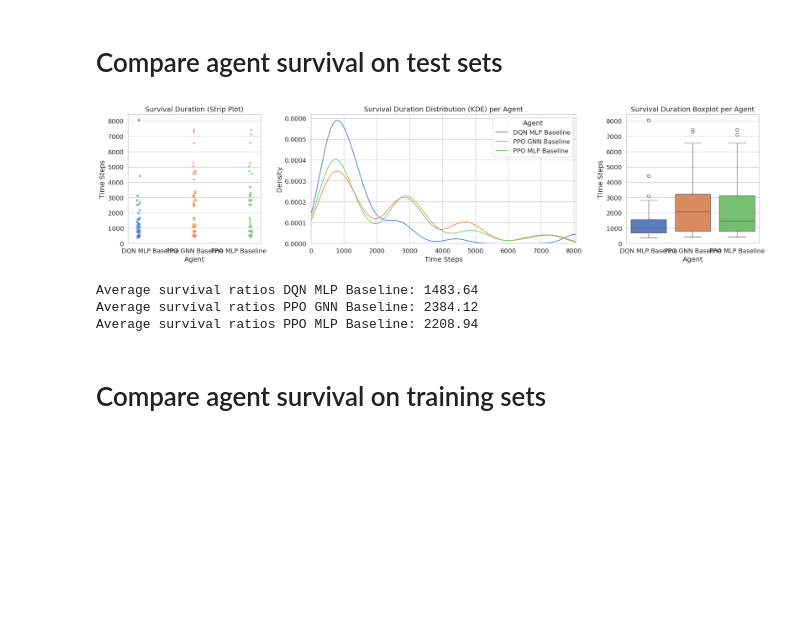
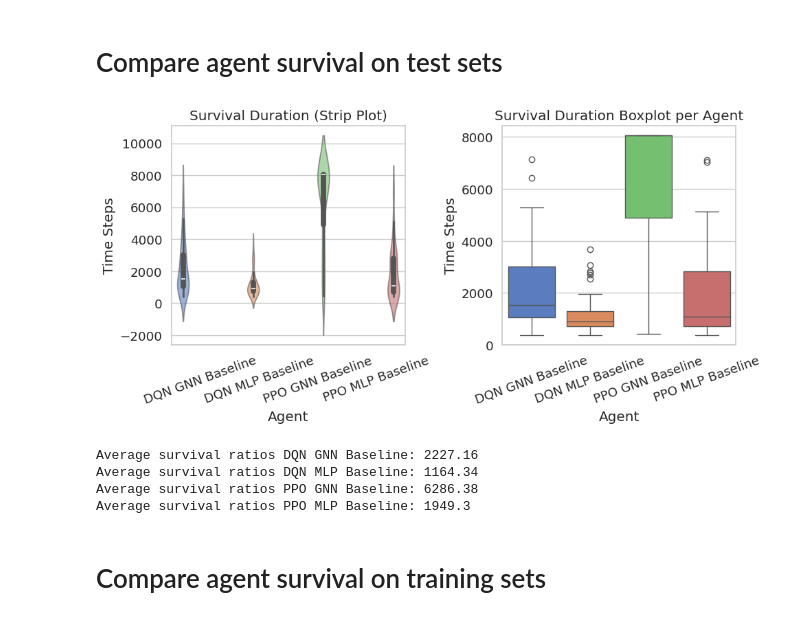
Before and after one commit to HansDampf37/NRI-for-explainable-RL-in-Power-Grids, a Jupyter notebook: visualization/visualize_agent_eval_results.ipynb, the cells around one changed output. Drawn from its saved outputs; the diff is of its cells as text; code cells hidden in the pictures; blank space fills up the shorter version.

```diff
--- a/visualization/visualize_agent_eval_results.ipynb
+++ b/visualization/visualize_agent_eval_results.ipynb
@@ -144,17 +129,17 @@ def get_evaluation_metrics(path, agent_name: str) -> AgentMetrics:
 # %% [markdown]
 # Compare agent survival on test sets
 # %%
-dqn_gnn_metrics = get_evaluation_metrics(Path("../data/evaluations/rl/relation-unaware-baselines/dqn/mlp_2025-11-09_16-25_a076cec5c2af493b9985324fd874a364_test"), "DQN MLP Baseline")
-#dqn_mlp_metrics = get_evaluation_metrics(Path("../data/evaluations/rl/relation-unaware-baselines/dqn/gnn_2025-11-09_16-25_43e0001efef147f4ba63ef7d84d5ff54_train"), "DQN GNN Baseline")
-ppo_gnn_metrics = get_evaluation_metrics(Path("../data/evaluations/rl/relation-unaware-baselines/ppo/gnn_2025-11-09_16-25_2e9a58091ca244a69af94fea9604e577_test"), "PPO GNN Baseline")
-ppo_mlp_metrics = get_evaluation_metrics(Path("../data/evaluations/rl/relation-unaware-baselines/ppo/mlp_2025-11-09_16-25_5178bcc29a904829b4d57827eafc3a18_test"), "PPO MLP Baseline")
-#reco_metrics = get_evaluation_metrics(Path("../data/evaluations/heuristic_agents/reco_powerline_agent/test"), "Reco Powerline")
-visualize_agent_survival([dqn_gnn_metrics, ppo_gnn_metrics, ppo_mlp_metrics])
+dqn_gnn_metrics = get_evaluation_metrics(Path("/pfs/data6/home/ka/ka_iai/ka_hw6998/dev/NRI-for-explainable-RL-in-Power-Grids/data/evaluations/rl/relation-unaware-baselines/dqn/gnn_2025-11-12_16-58_9a83011a7c714287805501653f324aed/test"), "DQN GNN Baseline")
+dqn_mlp_metrics = get_evaluation_metrics(Path("/pfs/data6/home/ka/ka_iai/ka_hw6998/dev/NRI-for-explainable-RL-in-Power-Grids/data/evaluations/rl/relation-unaware-baselines/dqn/mlp_2025-11-12_17-39_6df0840731aa4f18ad43d0a232ac99cf/test"), "DQN MLP Baseline")
+ppo_gnn_metrics = get_evaluation_metrics(Path("/pfs/data6/home/ka/ka_iai/ka_hw6998/dev/NRI-for-explainable-RL-in-Power-Grids/data/evaluations/rl/relation-unaware-baselines/ppo/gnn_2025-11-12_17-53_5962f060f05343e3af6a0124087be8b4/test"), "PPO GNN Baseline")
+ppo_mlp_metrics = get_evaluation_metrics(Path("/pfs/data6/home/ka/ka_iai/ka_hw6998/dev/NRI-for-explainable-RL-in-Power-Grids/data/evaluations/rl/relation-unaware-baselines/ppo/mlp_2025-11-12_18-08_57b89b1e1ee24bf199d4720cde1d1409/test"), "PPO MLP Baseline")
+visualize_agent_survival([dqn_gnn_metrics, dqn_mlp_metrics, ppo_gnn_metrics, ppo_mlp_metrics])
 # %% [output]
-[figure, old version]
+[figure, new version]
-Average survival ratios DQN MLP Baseline: 1483.64
-Average survival ratios PPO GNN Baseline: 2384.12
-Average survival ratios PPO MLP Baseline: 2208.94
+Average survival ratios DQN GNN Baseline: 2227.16
+Average survival ratios DQN MLP Baseline: 1164.34
+Average survival ratios PPO GNN Baseline: 6286.38
+Average survival ratios PPO MLP Baseline: 1949.3
 # %% [markdown]
 # Compare agent survival on training sets
 # %%
```
Also changed, not shown: parts of 7 cells of this notebook.
